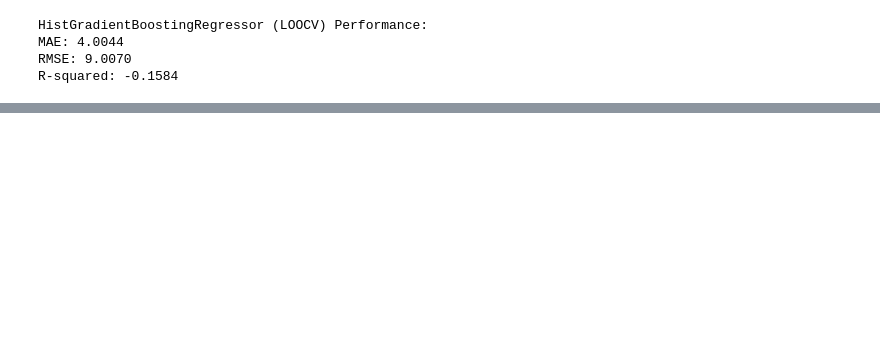
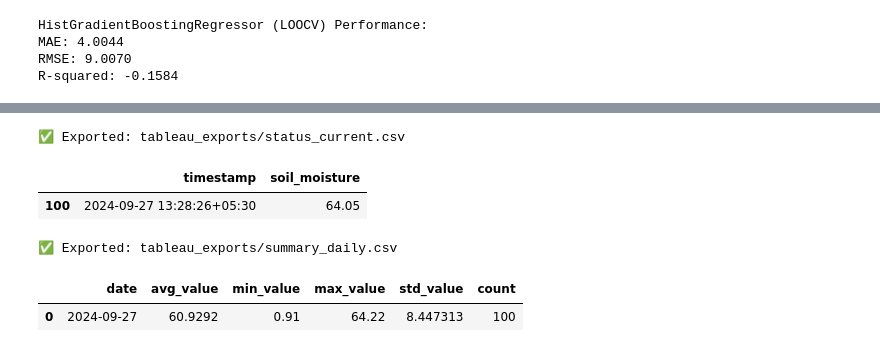
Before and after one commit to jeffiThomas/IoTAgricultureProject, a Jupyter notebook: code/AAI530-Project.ipynb, the cells around one changed output, grey strips where cells are left out. Saved outputs shown, nothing was run; the diff lists cells and outputs as text; code cells hidden in the pictures; blank space fills up the shorter version.

```diff
--- a/code/AAI530-Project.ipynb
+++ b/code/AAI530-Project.ipynb
@@ -877,0 +946,51 @@ R-squared: -0.1584
+# %%
+# ============================================================
+# CELL 2: Export Status Dataset (Latest Reading)
+# ============================================================
+
+latest = df.iloc[-1:].copy()
+
+status_cols = [TIMESTAMP_COL, TARGET_COL]
+
+optional_cols = ["temperature", "light_intensity",
+                 "humidity", "battery_voltage", "tds", "ph"]
+
+for col in optional_cols:
+    if col in df.columns and col not in status_cols:
+        status_cols.append(col)
+
+status_df = latest[status_cols]
+
+status_df.to_csv(f"{OUT_DIR}/status_current.csv", index=False)
+
+print("✅ Exported:", f"{OUT_DIR}/status_current.csv")
+status_df
+# %% [output]
+✅ Exported: tableau_exports/status_current.csv
+|  | timestamp | soil_moisture |
+| 100 | 2024-09-27 13:28:26+05:30 | 64.05 |
+# %%
+# ============================================================
+# CELL 3: Export Summary Dataset (Daily Aggregates)
+# ============================================================
+
+df["date"] = df[TIMESTAMP_COL].dt.date
+
+summary_df = (
+    df.groupby("date")[TARGET_COL]
+      .agg(avg_value="mean",
+           min_value="min",
+           max_value="max",
+           std_value="std",
+           count="count")
+      .reset_index()
+)
+
+summary_df.to_csv(f"{OUT_DIR}/summary_daily.csv", index=False)
+
+print("✅ Exported:", f"{OUT_DIR}/summary_daily.csv")
+summary_df.head()
+# %% [output]
+✅ Exported: tableau_exports/summary_daily.csv
+|  | date | avg_value | min_value | max_value | std_value | count |
+| 0 | 2024-09-27 | 60.9292 | 0.91 | 64.22 | 8.447313 | 100 |
```
Also changed, not shown: parts of 5 cells of this notebook, 6 other files.
